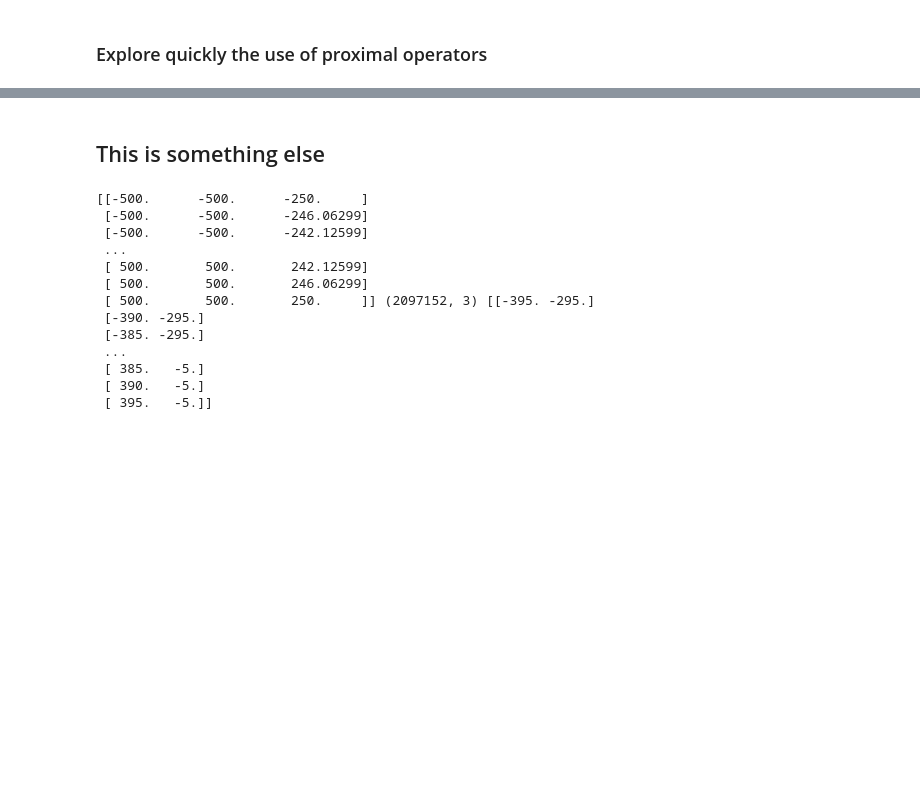
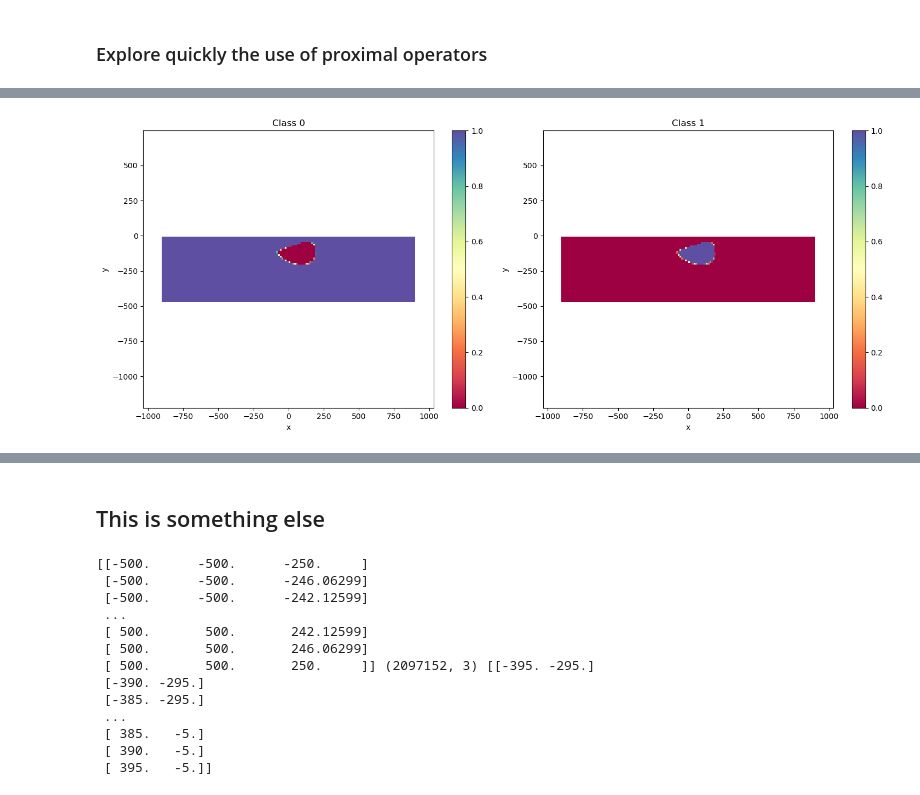
Before and after one commit to JKutt/transformers_segmentation, a Jupyter notebook: geological_segmentation/06-admm_results.ipynb, the cells around one changed output, grey strips where cells are left out. Cells and saved outputs as stored; diff of their text form; code cells hidden in the pictures; blank space fills up the shorter version.

```diff
--- a/geological_segmentation/06-admm_results.ipynb
+++ b/geological_segmentation/06-admm_results.ipynb
@@ -455,0 +430,11 @@ plt.show()
+# %%
+fig, axs = plt.subplots(1, 2, figsize=(15, 6))
+for i, ax in enumerate(axs):
+    # ax.imshow(segpd_prob[:, i].reshape(gt.shape), cmap='Reds')
+    dd = meshCore.plot_image(segpd_prob[:, i], ax=ax, pcolor_opts={'cmap':'Spectral'})
+    axs[i].axis('equal')
+    axs[i].set_title(f"Class {i}")
+    plt.colorbar(dd[0], ax=ax)
+plt.tight_layout()
+# %% [output]
+[figure, added]
```
Also changed, not shown: parts of 7 cells of this notebook.
